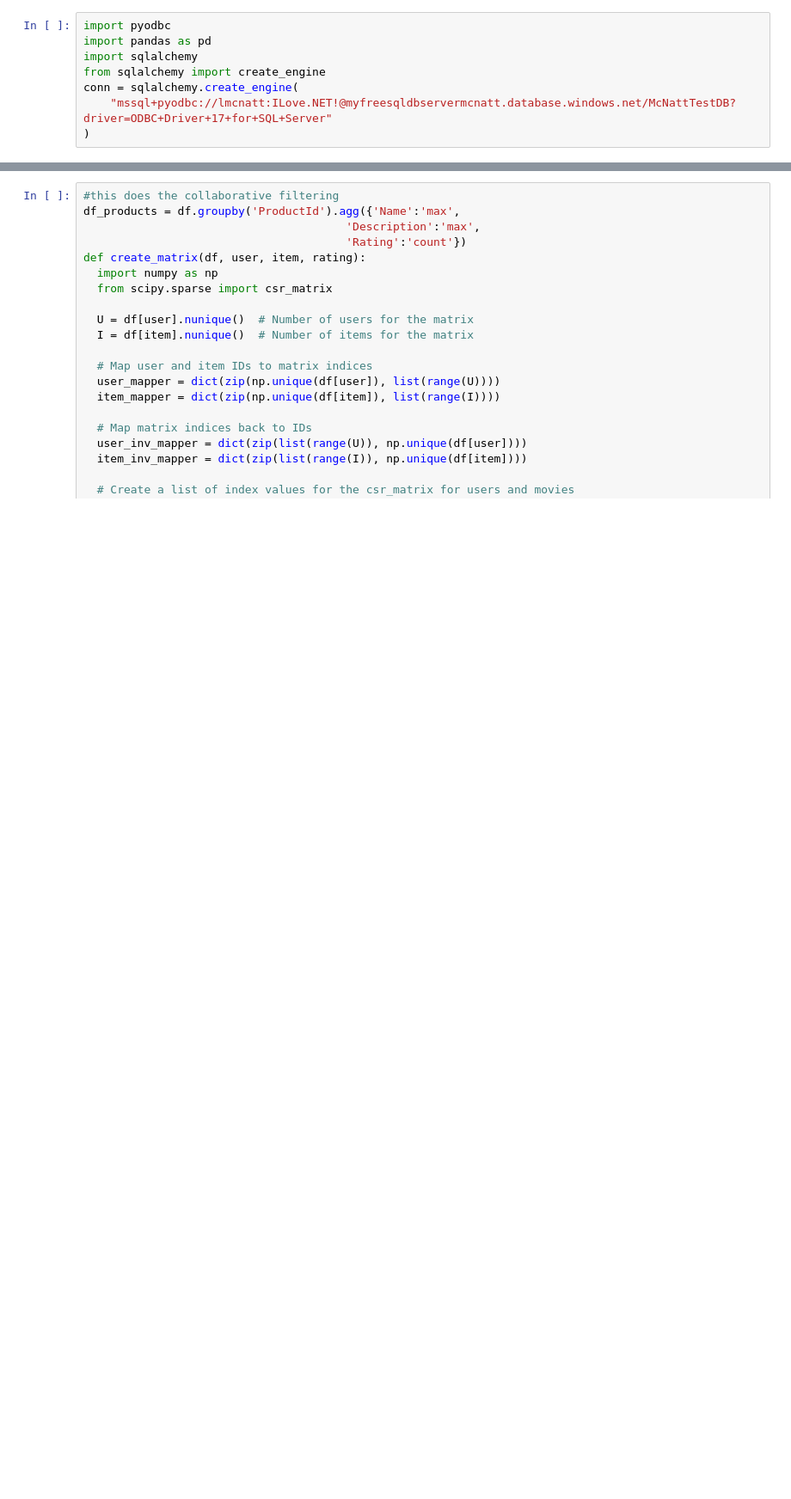
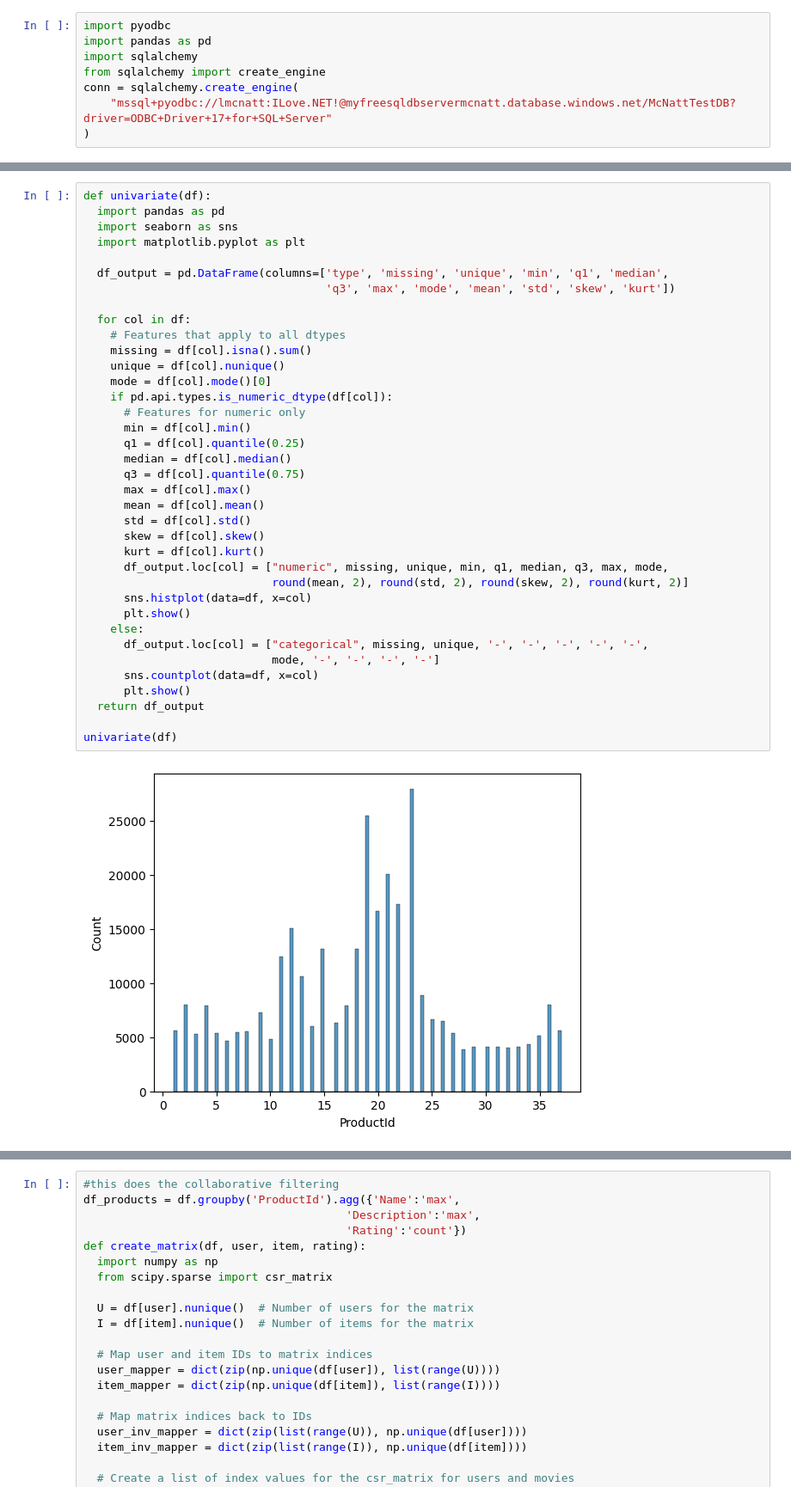
Before and after one commit to lmcnatt/Intex2Group3-1, a Jupyter notebook: Intex2/Recommendation.ipynb, the cells around one changed output, grey strips where cells are left out. Shown at 86% size. Cells and saved outputs as stored; diff of their text form; blank space fills up the shorter version.

```diff
--- a/Intex2/Recommendation.ipynb
+++ b/Intex2/Recommendation.ipynb
@@ -29,0 +31,39 @@ df
+# %%
+def univariate(df):
+  import pandas as pd
+  import seaborn as sns
+  import matplotlib.pyplot as plt
+
+  df_output = pd.DataFrame(columns=['type', 'missing', 'unique', 'min', 'q1', 'median',
+                                    'q3', 'max', 'mode', 'mean', 'std', 'skew', 'kurt'])
+
+  for col in df:
+    # Features that apply to all dtypes
+    missing = df[col].isna().sum()
+    unique = df[col].nunique()
+    mode = df[col].mode()[0]
+    if pd.api.types.is_numeric_dtype(df[col]):
+      # Features for numeric only
+      min = df[col].min()
+      q1 = df[col].quantile(0.25)
+      median = df[col].median()
+      q3 = df[col].quantile(0.75)
+      max = df[col].max()
+      mean = df[col].mean()
+      std = df[col].std()
+      skew = df[col].skew()
+      kurt = df[col].kurt()
+      df_output.loc[col] = ["numeric", missing, unique, min, q1, median, q3, max, mode,
+                            round(mean, 2), round(std, 2), round(skew, 2), round(kurt, 2)]
+      sns.histplot(data=df, x=col)
+      plt.show()
+    else:
+      df_output.loc[col] = ["categorical", missing, unique, '-', '-', '-', '-', '-',
+                            mode, '-', '-', '-', '-']
+      sns.countplot(data=df, x=col)
+      plt.show()
+  return df_output
+
+univariate(df)
+# %% [output]
+[figure, added]
```
Also changed, not shown: parts of 5 cells of this notebook, 2 other files.
